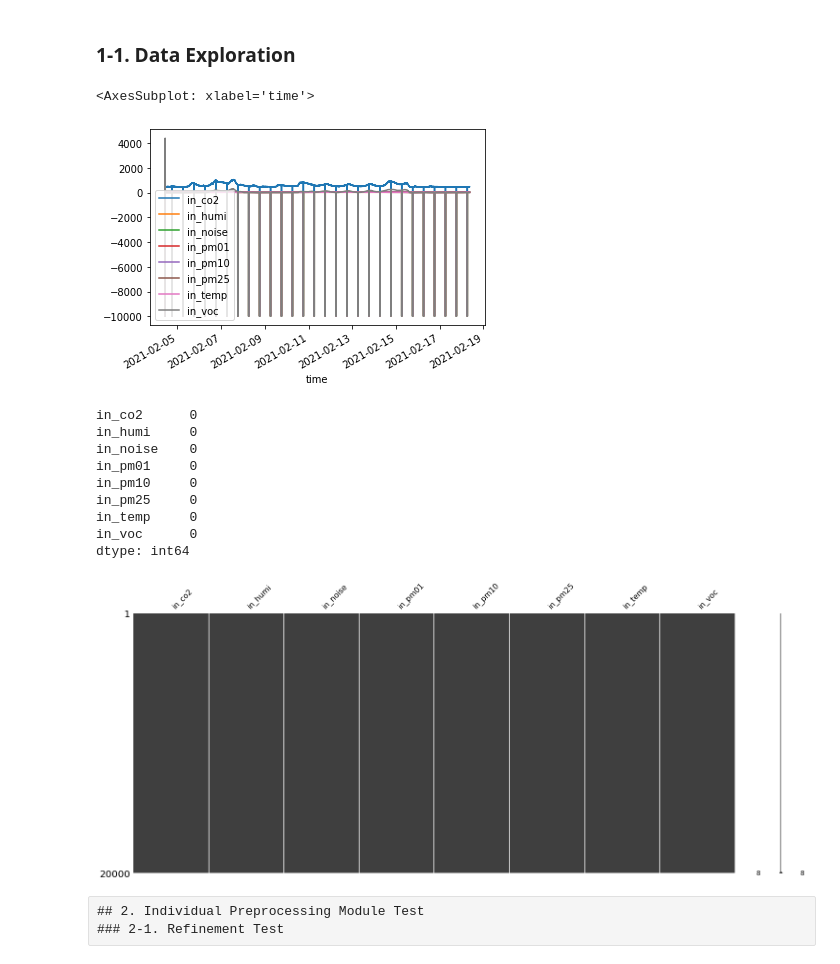
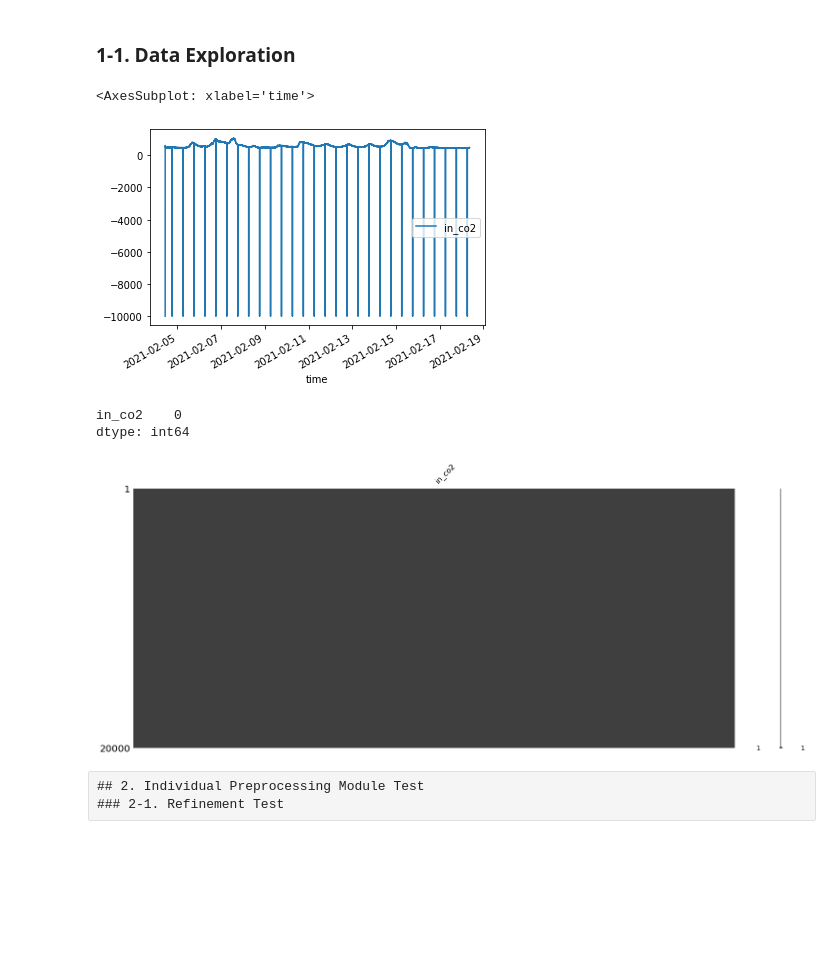
Before and after one commit to ClustProject/Clust, a Jupyter notebook: examples/1-0. preprocessing.allProcess.ipynb, the cells around one changed output. Saved outputs shown, nothing was run; the diff lists cells and outputs as text; code cells hidden in the pictures; blank space fills up the shorter version.

```diff
--- a/examples/1-0. preprocessing.allProcess.ipynb
+++ b/examples/1-0. preprocessing.allProcess.ipynb
@@ -20,26 +20,22 @@ input_data = DBClient.get_datafront_by_num(num, db_name, ms_name)
 # input_data
 # %% [markdown]
 ### 1-1. Data Exploration
-# %%
-input_data.plot()
-# %% [output]
-<AxesSubplot: xlabel='time'>
-[figure, removed]
+# %%
+feature_list = input_data.columns
+feature = [feature_list[0]]
+input_data = input_data[feature]
+input_data.plot()
+# %% [output]
+<AxesSubplot: xlabel='time'>
+[figure, added]
 # %%
 import missingno as msno
 msno.matrix(input_data)
 input_data.isna().sum()
 # %% [output]
-in_co2      0
-in_humi     0
-in_noise    0
-in_pm01     0
-in_pm10     0
-in_pm25     0
-in_temp     0
-in_voc      0
+in_co2    0
 dtype: int64
-[figure, old version]
+[figure, new version]
 # %% [raw]
 ## 2. Individual Preprocessing Module Test
 ### 2-1. Refinement Test
```
Also changed, not shown: parts of 6 cells of this notebook, 1 other file.
